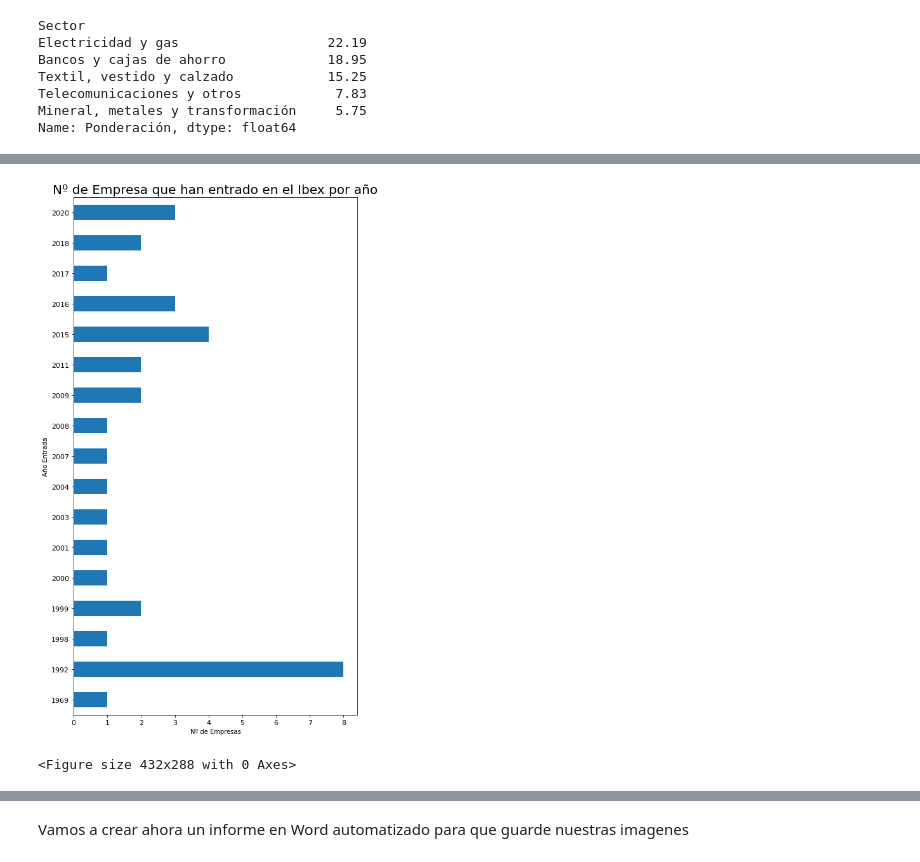
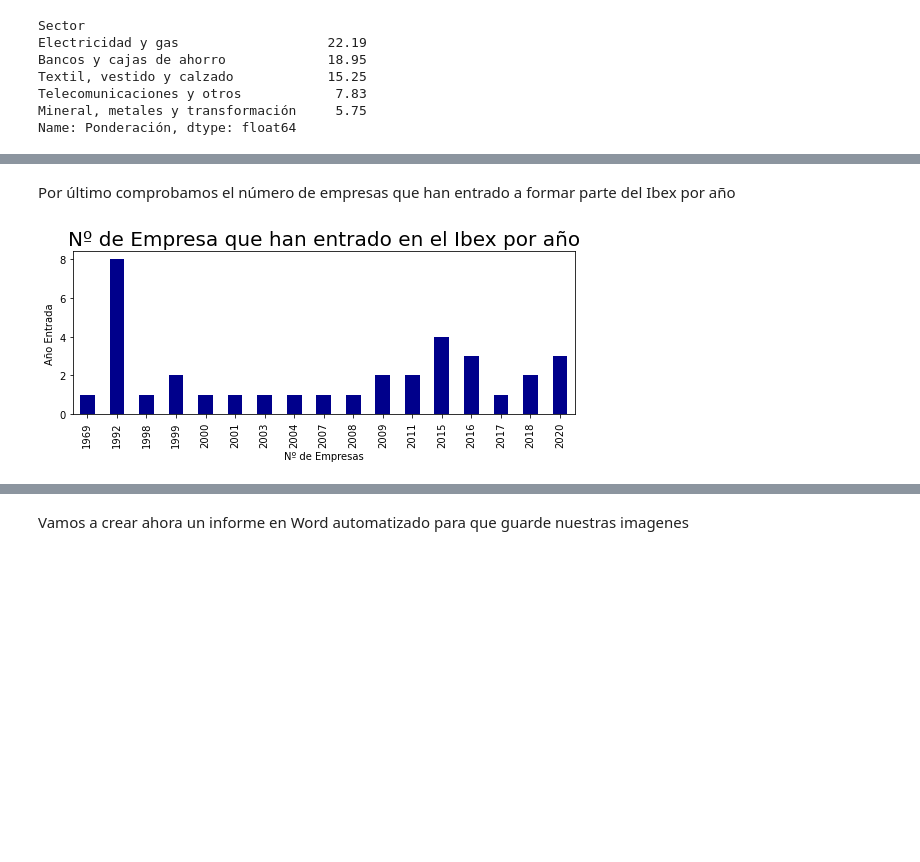
Before and after one commit to RebecaGa/TFG---URJC-2020-2021, a Jupyter notebook: 17. Automatización de informes y análisis.ipynb, the cells around one changed output, grey strips where cells are left out. Saved outputs shown, nothing was run; the diff lists cells and outputs as text; code cells hidden in the pictures; blank space fills up the shorter version.

```diff
--- a/17. Automatización de informes y análisis.ipynb
+++ b/17. Automatización de informes y análisis.ipynb
@@ -36,7 +36,7 @@ Pandas contiene una serie de funciones que nos permiten importar ficheros de dis
 
 Igualmente podemos indicar si tiene encabezados, si queremos que esté indexado por alguna de sus columnas o cualquier otro parametro.
 # %%
-IBEX = pd.read_excel("IBEX.xlsx", index_col='Ticker')
+IBEX = pd.read_excel("IBEX.xlsx")
 # %% [markdown]
 Una vez importado podemos ver nuestro archivo:
 # %%
@@ -334,15 +383,18 @@ plt.savefig("Ciudades Ibex.png") #nos guarda la imagen
+# %% [markdown]
+Por último comprobamos el número de empresas que han entrado a formar parte del Ibex por año
 # %%
-unido.groupby('Entrada').Empresa.count().plot(kind='barh',  subplots=True, figsize=(8,15), fontsize=11, ylabel='')
+entrada = unido.groupby('Entrada').Empresa.count()
+entrada.plot(kind='bar',  subplots=True, figsize=(9,3), fontsize=10, ylabel='', color='darkblue')
 plt.title("Nº de Empresa que han entrado en el Ibex por año", fontsize=20)
 plt.ylabel('Año Entrada')
 plt.xlabel('Nº de Empresas')
-plt.show()
+
+plt.savefig("Empresa.jpg", bbox_inches='tight')
 
 
-plt.savefig("Empresa.jpg")
+plt.show()
 # %% [output]
-[figure, old version]
+[figure, new version]
-<Figure size 432x288 with 0 Axes>
 # %%
 pip install python-docx
 # %% [output]
```
Also changed, not shown: parts of 27 cells of this notebook, 5 other files.
